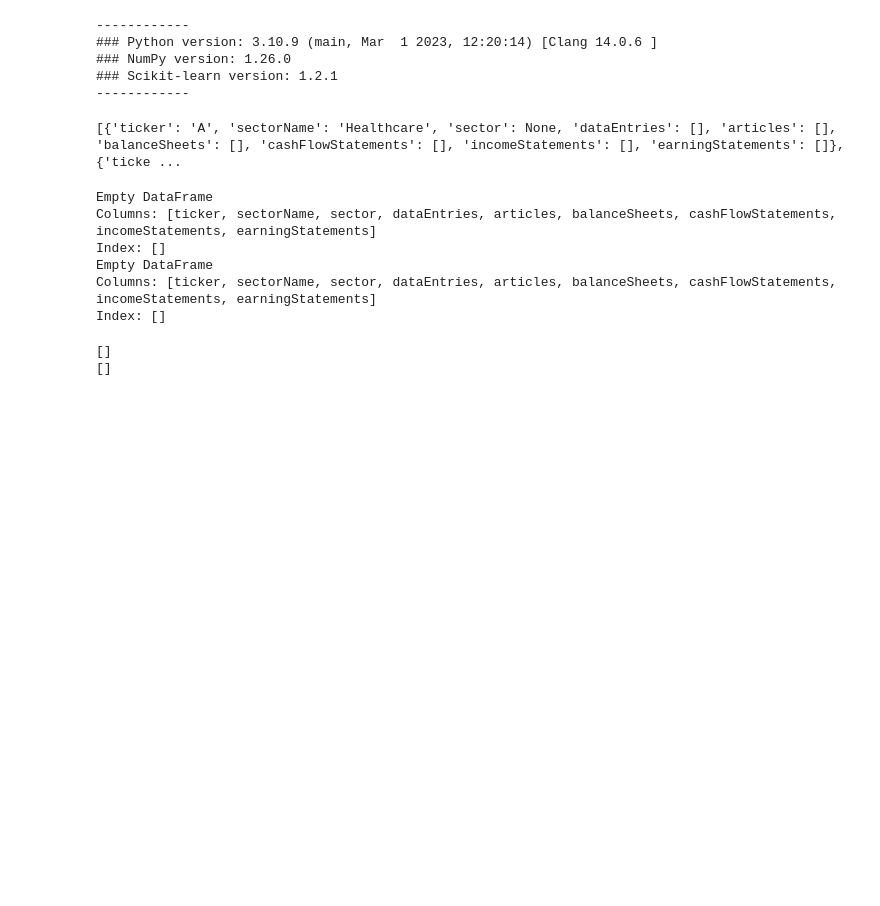
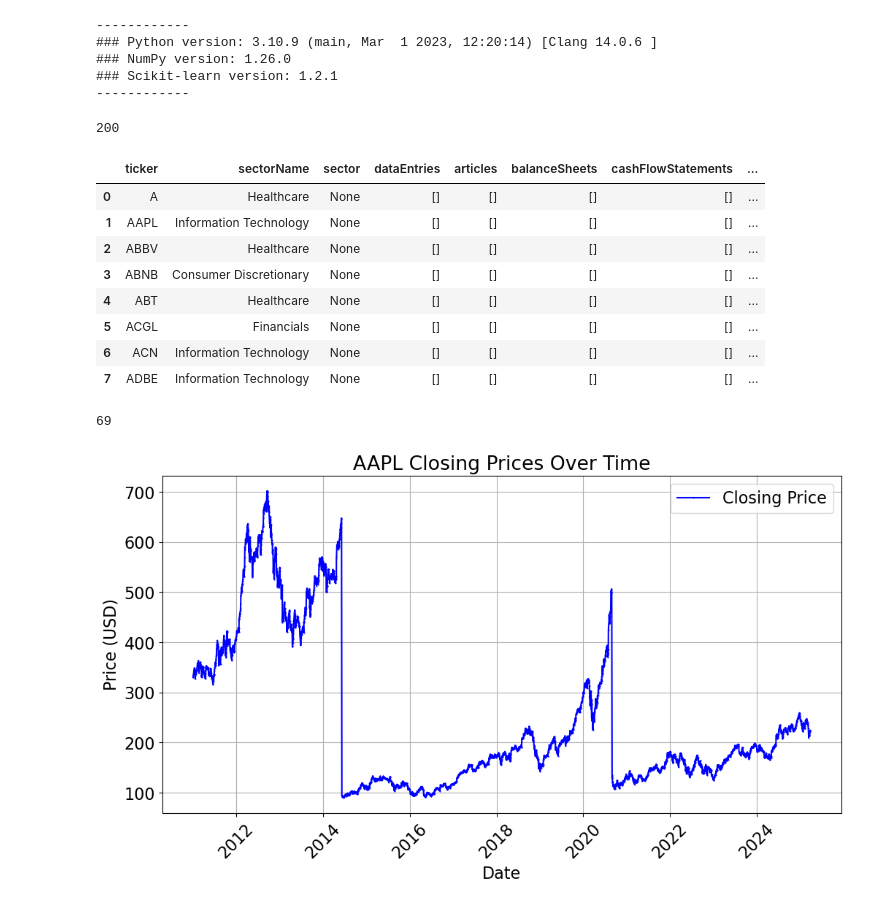
Before and after one commit to rsevilla333/SwampLocks, a Jupyter notebook: ML/ML_Model.ipynb, the cells around one changed output. Drawn from its saved outputs; the diff is of its cells as text; code cells hidden in the pictures; blank space fills up the shorter version.

```diff
--- a/ML/ML_Model.ipynb
+++ b/ML/ML_Model.ipynb
@@ -28,34 +28,58 @@ def var_exists(var_name):
 # %%
 import requests
 # %%
-r = requests.get('http://localhost:5196/api/Financials/stocks')
+r = requests.get('https://swamplocksapi.azurewebsites.net/api/Financials/stocks')
 r.status_code
-print(r.json())
+#print(r.json())
 ### First in terminal we went to folder 'SwampLocksAPI' and ran 'dotnet run' then we copied the localhost url into the notebook command (in red in pic) then we ran it
 # %% [output]
-[{'ticker': 'A', 'sectorName': 'Healthcare', 'sector': None, 'dataEntries': [], 'articles': [], 'balanceSheets': [], 'cashFlowStatements': [], 'incomeStatements': [], 'earningStatements': []}, {'ticke ...
+200
 # %%
 df = pd.DataFrame(r.json())
 # %%
-# df.info()
-# Inspect one row
-# Filter rows where 'dataEntries' is not empty
-non_empty_data_entries = df[df['dataEntries'].apply(lambda x: len(x) > 0)]
-print(non_empty_data_entries)
-
-# Filter rows where 'balanceSheets' is not empty
-non_empty_balance_sheets = df[df['balanceSheets'].apply(lambda x: len(x) > 0)]
-print(non_empty_balance_sheets)
+#df.info()
+df.head(8)
 # %% [output]
-Empty DataFrame
-Columns: [ticker, sectorName, sector, dataEntries, articles, balanceSheets, cashFlowStatements, incomeStatements, earningStatements]
-Index: []
-Empty DataFrame
-Columns: [ticker, sectorName, sector, dataEntries, articles, balanceSheets, cashFlowStatements, incomeStatements, earningStatements]
-Index: []
+|  | ticker | sectorName | sector | dataEntries | articles | balanceSheets | cashFlowStatements | ... |
+| 0 | A | Healthcare | None | [] | [] | [] | [] | ... |
+| 1 | AAPL | Information Technology | None | [] | [] | [] | [] | ... |
+| 2 | ABBV | Healthcare | None | [] | [] | [] | [] | ... |
+| 3 | ABNB | Consumer Discretionary | None | [] | [] | [] | [] | ... |
+| 4 | ABT | Healthcare | None | [] | [] | [] | [] | ... |
+| 5 | ACGL | Financials | None | [] | [] | [] | [] | ... |
+| 6 | ACN | Information Technology | None | [] | [] | [] | [] | ... |
+| 7 | ADBE | Information Technology | None | [] | [] | [] | [] | ... |
-# %%
-print(df.iloc[1]['dataEntries'])  # Check AAPL's data
-print(df.iloc[1]['balanceSheets'])  # Check AAPL's data
-# %% [output]
-[]
-[]
+# %%
+techTickers = []
+for i in range(463):
+    if df.iloc[i][1] == 'Information Technology':
+        techTickers.append(df.iloc[i][0])
+        #print(df.iloc[i][0])
+techUrls = []
+for t in techTickers:
+    url = 'https://swamplocksapi.azurewebsites.net/api/Financials/stocks/' + t + '/data'
+    techUrls.append(url)
+r = requests.get(techUrls[0])
+# %%
+print(len(techTickers))
+# %% [output]
+69
+# %%
+dfAAPLclose = pd.DataFrame(r.json())
+dfAAPLclose['date'] = pd.to_datetime(dfAAPLclose['date'])
+
+# Sort by date to ensure proper ordering
+dfAAPLclose = dfAAPLclose.sort_values('date')
+
+# Plotting the closing prices
+plt.figure(figsize=(12, 6))
+plt.plot(dfAAPLclose['date'], dfAAPLclose['closingPrice'], marker='o', linestyle='-', color='blue', label='Closing Price', markersize=0.5)
+plt.xlabel('Date')
+plt.ylabel('Price (USD)')
+plt.title('AAPL Closing Prices Over Time')
+plt.legend()
+plt.grid(True)
+plt.xticks(rotation=45)
+plt.show()
+# %% [output]
+[figure, added]
```
Also changed, not shown: parts of 29 cells of this notebook.
